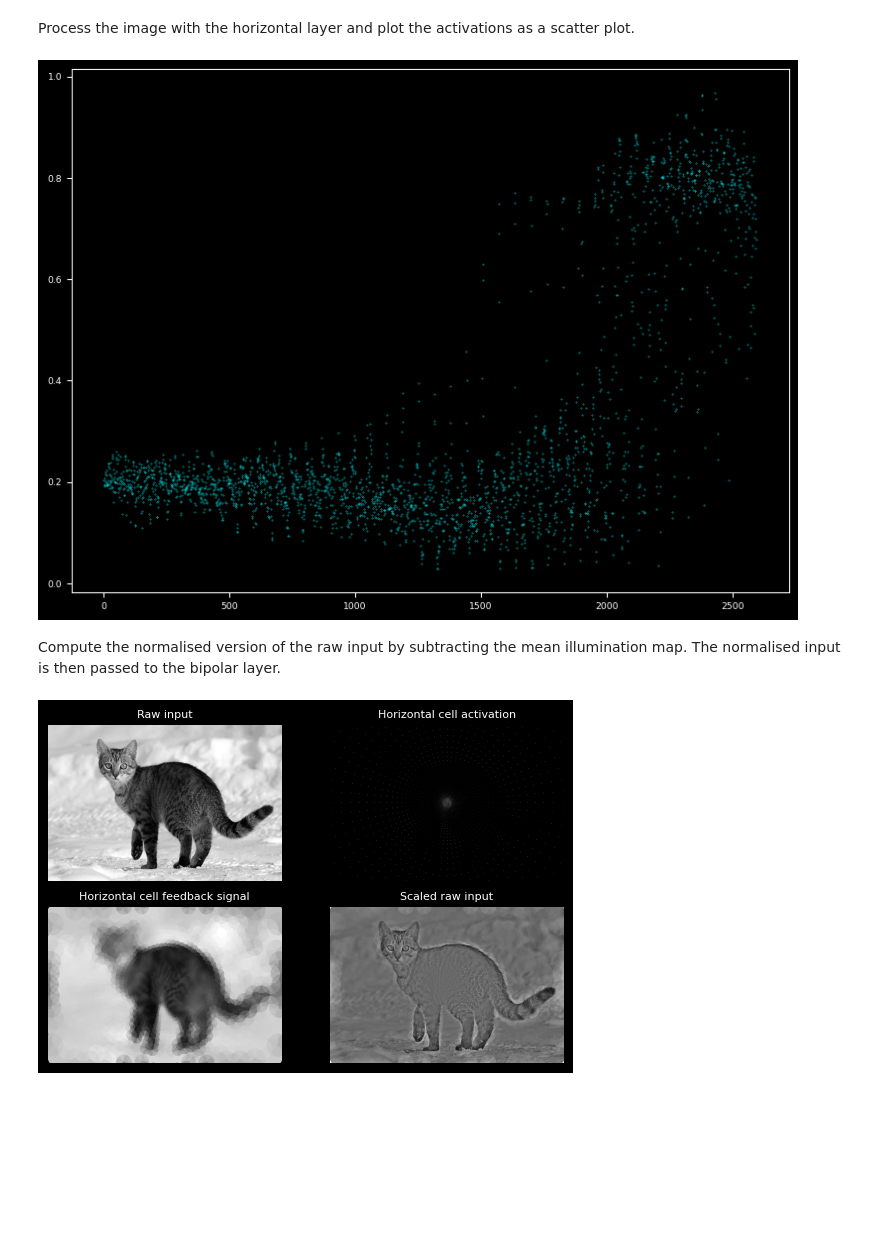
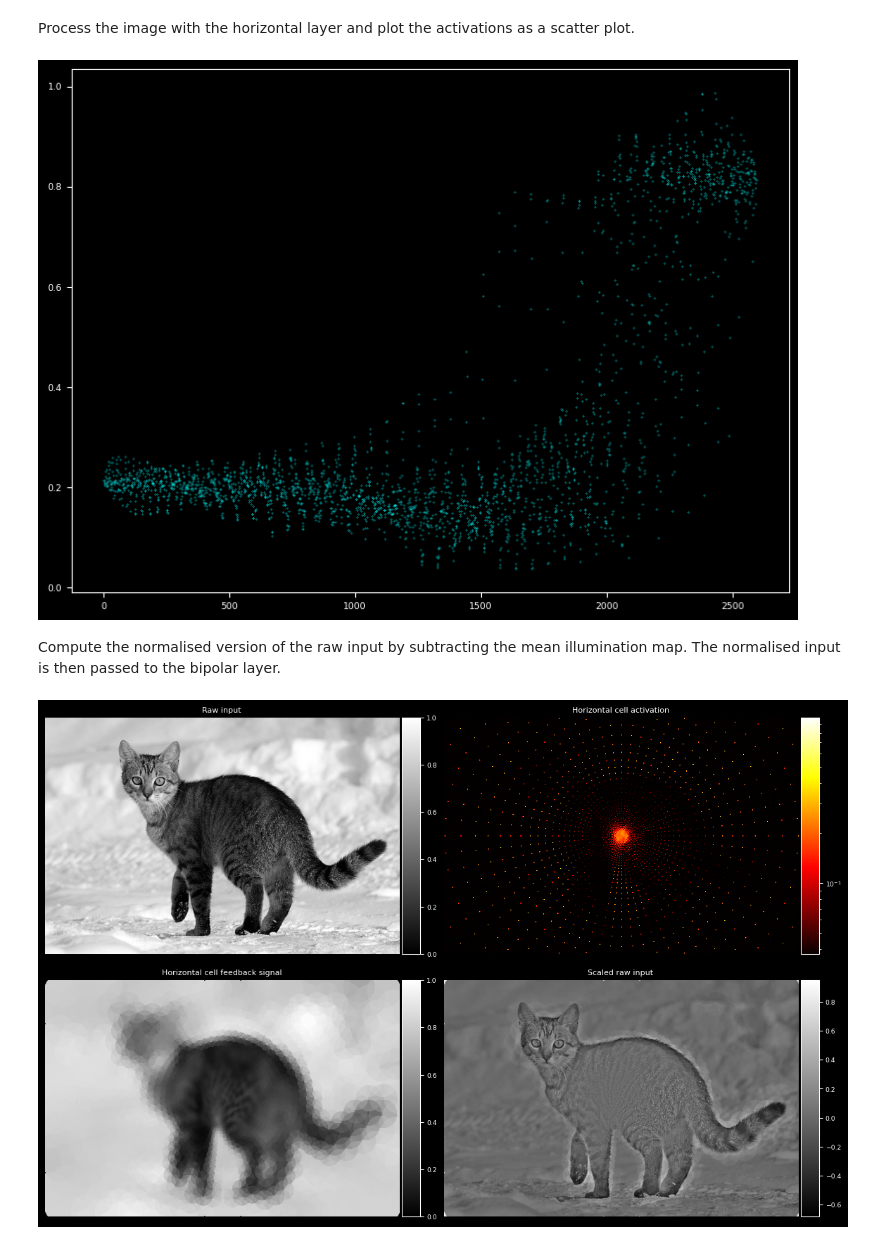
Before and after one commit to cantordust/pyrception, a Jupyter notebook: docs/source/notebooks/image.ipynb, the cells around one changed output. Cells and saved outputs as stored; diff of their text form; code cells hidden in the pictures; blank space fills up the shorter version.

```diff
--- a/docs/source/notebooks/image.ipynb
+++ b/docs/source/notebooks/image.ipynb
@@ -47,7 +50,10 @@ size = (h, w)
 
 plot_kw = {}
 
-image_kw = {}
+image_kw = {
+    "cmap": "hot",
+    "colourbar": True,
+}
 
 scatter_kw = {
     "axis": True,
@@ -65,12 +71,12 @@ Convenience functions for plotting parameters
 def implot(x: np.ndarray, **kwargs):
     kw = image_kw.copy()
     kw.update(kwargs)
-    return ImagePlot(x, **kwargs)
+    return ImagePlot(x, **kw)
 
 def scatplot(x: np.ndarray, **kwargs):
-    kw = image_kw.copy()
+    kw = scatter_kw.copy()
     kw.update(kwargs)
-    return ScatterPlot(x, **kwargs)
+    return ScatterPlot(x, **kw)
 # %% [markdown]
 ## Receptor layer
 # %%
@@ -91,10 +97,15 @@ hl_params = {
     "sectors": 64,
     "rf_params": {
         "kernel_params": {
-            "filter": pct.KernelFilter.Gaussian,
+            "shape": pct.KernelShape.Elliptic,
+            "filter": pct.KernelFilter.Uniform,
+            # "aspect": (1.0, 1.5),
             "min_size": 3,
             "scale": 1.0,
-        }
+            # "params": {
+            #     "angle": 45,
+            # },
+        },
     },
 }
 
@@ -278,31 +307,44 @@ hl_act_plot = scatplot(hl_activation, axis = True)
     **plot_kw,
 )
 # %% [output]
-[figure, old version]
+[figure, new version]
 # %% [markdown]
 Compute the normalised version of the raw input by subtracting the mean illumination map. The normalised input is then passed to the bipolar layer.
 # %%
 hl_act_canvas = np.zeros((h, w))
 
 hl_act_canvas[
     hl.rfs.cell_coordinates[:, 0],
     hl.rfs.cell_coordinates[:, 1],
 ] = hl_activation
 
-raw_plot = implot(img, title = "Raw input")
-hl_act_plot = implot(hl_act_canvas, title = "Horizontal cell activation")
-fbs_plot = implot(hl_feedback, title = "Horizontal cell feedback signal")
-scaled_plot = implot(img - hl_feedback, title = "Scaled raw input")
+raw_plot = implot(img, title="Raw input", cmap="gray")
+hl_act_plot = implot(
+    hl_act_canvas,
+    title="Horizontal cell activation",
+    norm=colors.LogNorm(),
+)
+fbs_plot = implot(
+    hl_feedback,
+    title="Horizontal cell feedback signal",
+    cmap="gray",
+)
+scaled_plot = implot(
+    img - hl_feedback,
+    title="Scaled raw input",
+    cmap="gray",
+    norm=None,
+)
 
-(fig, _, _) = pf.plot(
+(fig, _, mappables) = pf.plot(
     [
         [raw_plot, hl_act_plot],
         [fbs_plot, scaled_plot],
     ],
     **plot_kw,
 )
 # %% [output]
-[figure, old version]
+[figure, new version]
 # %%
 (bl_on, bl_off, _, _) = bl.forward()
 # %%
```
Also changed, not shown: parts of 20 cells of this notebook, 14 other files.
